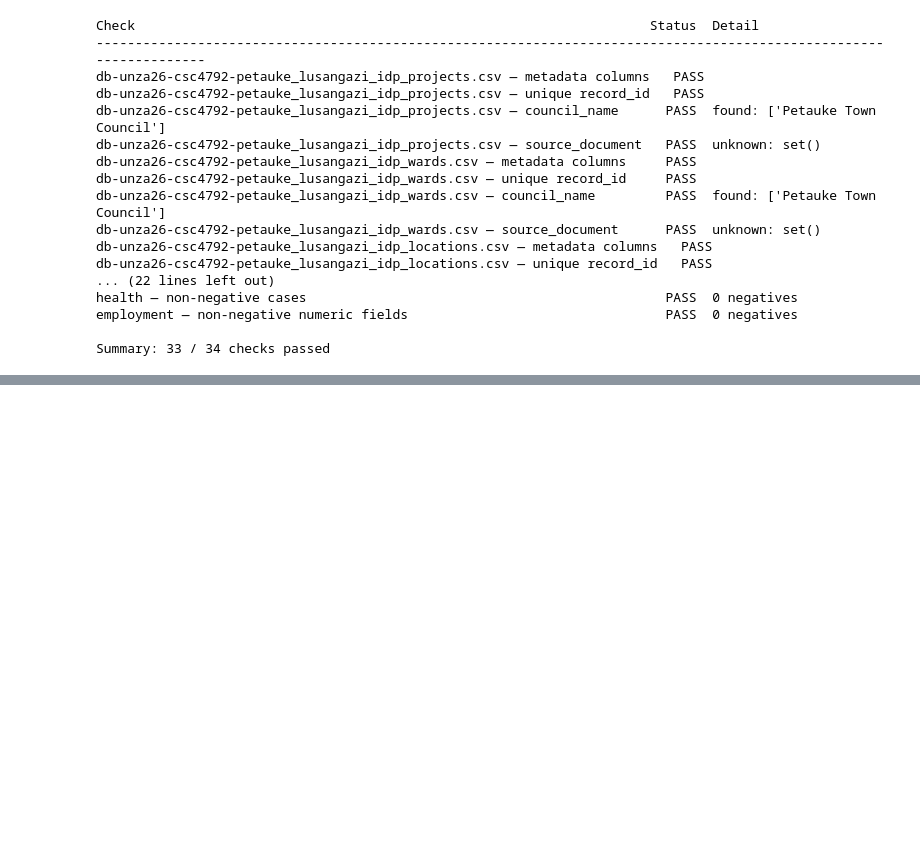
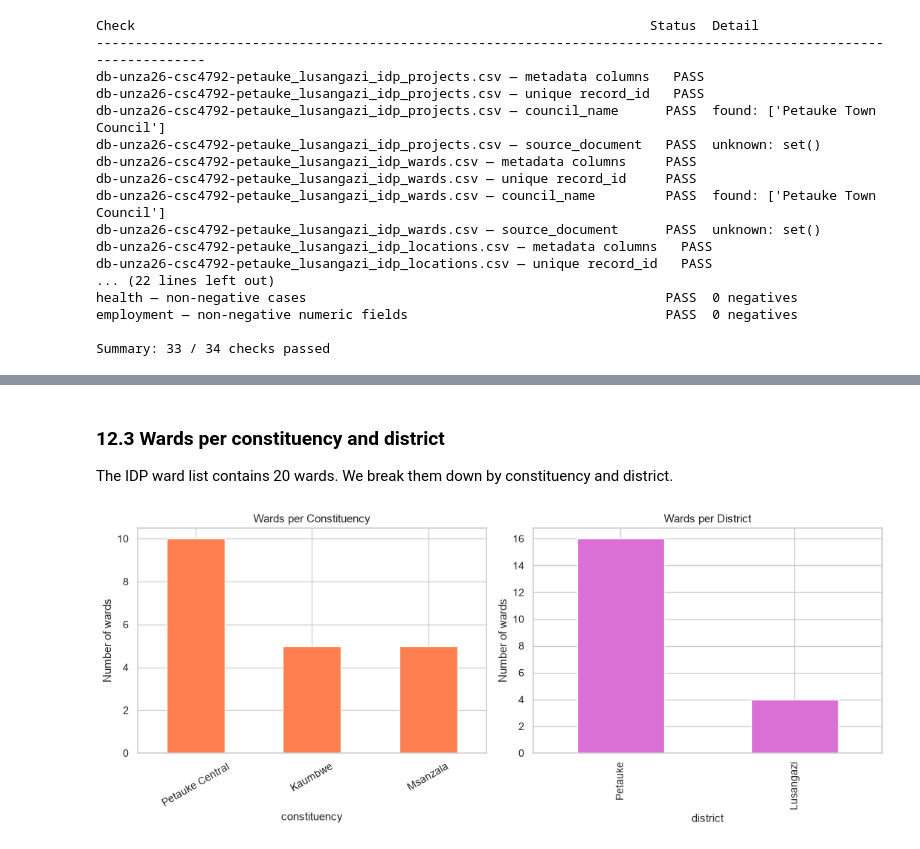
Before and after one commit to blessing-dube73/project_team_31, a Jupyter notebook: notebooks/unza26-csc4792-petauke-council.ipynb, the cells around one changed output, grey strips where cells are left out. Saved outputs shown, nothing was run; the diff lists cells and outputs as text; code cells hidden in the pictures; blank space fills up the shorter version.

```diff
--- a/notebooks/unza26-csc4792-petauke-council.ipynb
+++ b/notebooks/unza26-csc4792-petauke-council.ipynb
@@ -3372,0 +4172,23 @@ Summary: 33 / 34 checks passed
+# %% [markdown]
+### 12.3 Wards per constituency and district
+
+The IDP ward list contains 20 wards. We break them down by constituency
+and district.
+# %%
+wards = load("db-unza26-csc4792-petauke_lusangazi_idp_wards.csv")
+
+fig, axes = plt.subplots(1, 2, figsize=(12, 5))
+
+wards["constituency"].value_counts().plot(kind="bar", ax=axes[0], color="coral")
+axes[0].set_title("Wards per Constituency")
+axes[0].set_ylabel("Number of wards")
+axes[0].tick_params(axis="x", rotation=30)
+
+wards["district"].value_counts().plot(kind="bar", ax=axes[1], color="orchid")
+axes[1].set_title("Wards per District")
+axes[1].set_ylabel("Number of wards")
+
+plt.tight_layout()
+plt.show()
+# %% [output]
+[figure, added]
```
Also changed, not shown: parts of 48 cells of this notebook, 7 other files.
